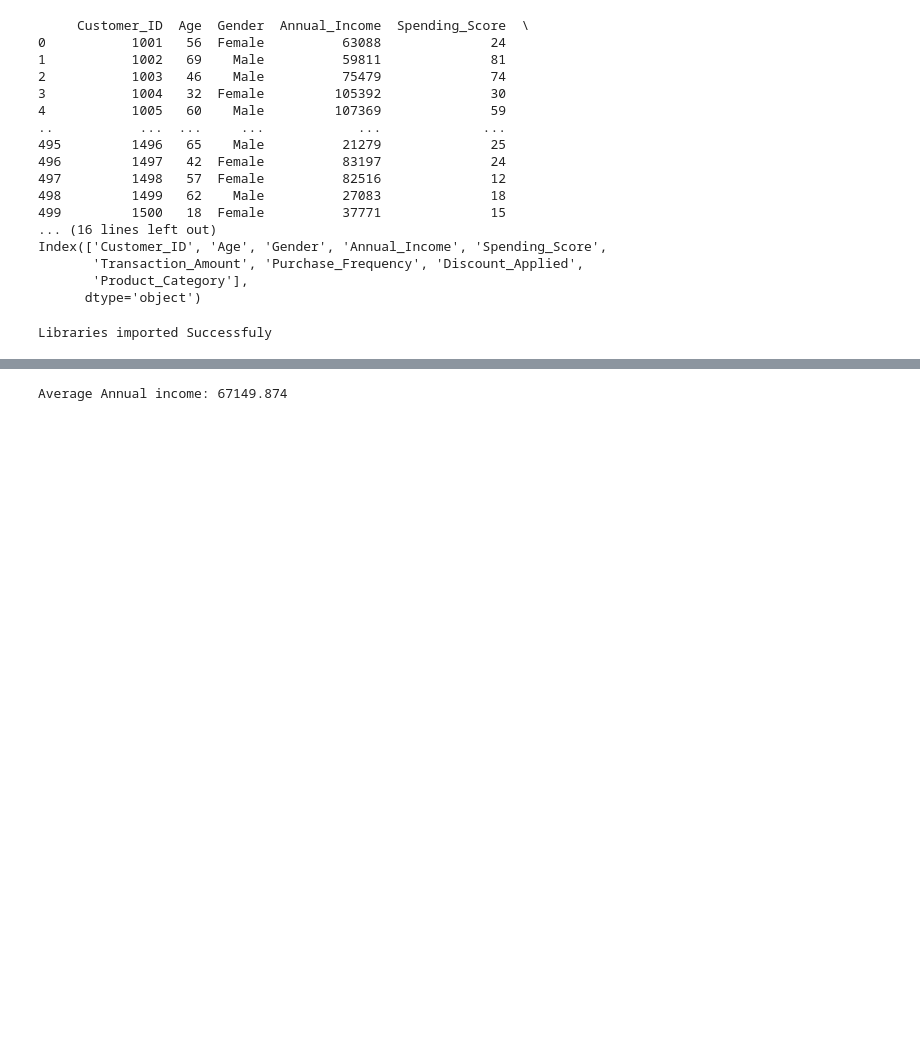
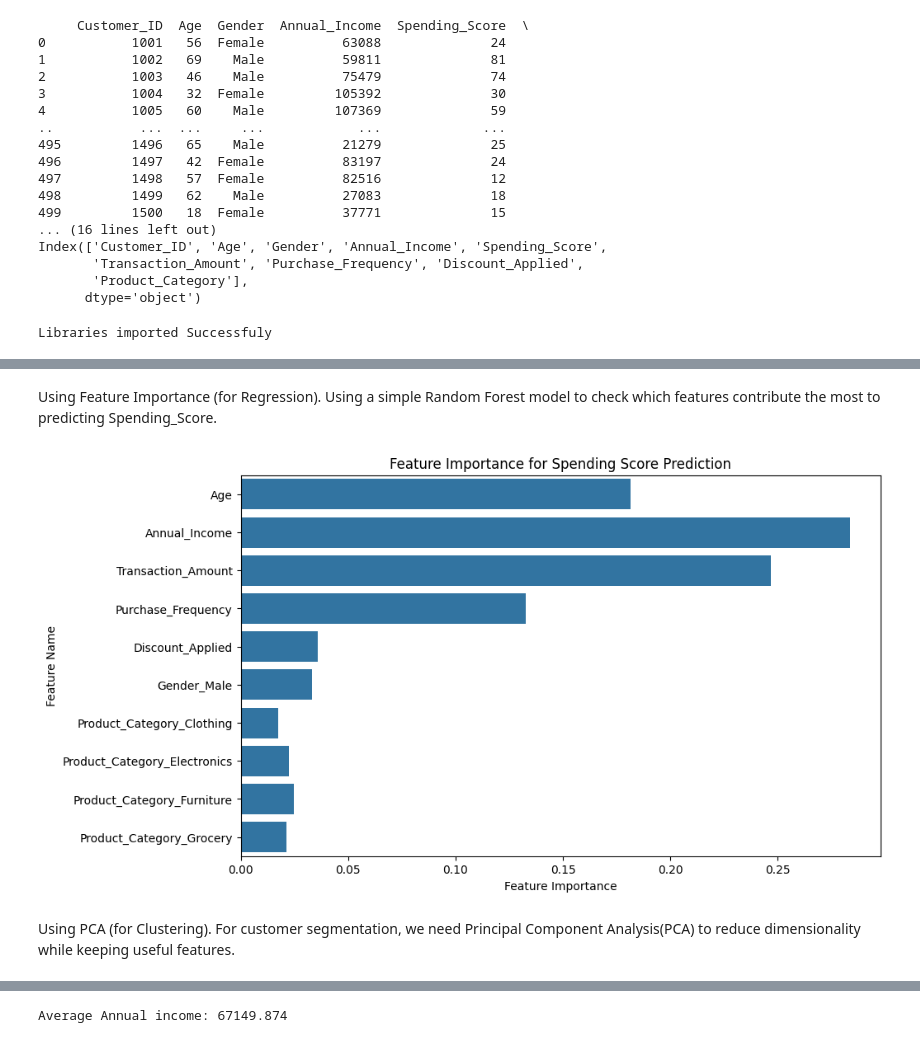
Before and after one commit to ann2018nyamu/Machine_Learning-Project, a Jupyter notebook: customer_analysis.ipynb, the cells around one changed output, grey strips where cells are left out. Cells and saved outputs as stored; diff of their text form; code cells hidden in the pictures; blank space fills up the shorter version.

```diff
--- a/customer_analysis.ipynb
+++ b/customer_analysis.ipynb
@@ -55,0 +289,30 @@ Libraries imported Successfuly
+# %% [markdown]
+Using Feature Importance (for Regression).
+Using a simple Random Forest model to check which features contribute the most to predicting Spending_Score.
+# %%
+from sklearn.ensemble import RandomForestRegressor
+
+x = df_encoded.drop(columns=['Spending_Score'])
+y = df_encoded['Spending_Score']
+
+model = RandomForestRegressor()
+model.fit(x,y)
+
+# Plot the feature importance
+importances = model.feature_importances_
+feature_names = x.columns
+
+plt.figure(figsize=(10,6))
+sns.barplot(x=importances, y=feature_names)
+plt.xlabel("Feature Importance")
+plt.ylabel("Feature Name")
+plt.title("Feature Importance for Spending Score Prediction")
+plt.show()
+
+
+# Output highlights the most important variables affecting Spending Score
+# %% [output]
+[figure, added]
+# %% [markdown]
+Using PCA (for Clustering).
+For customer segmentation, we need Principal Component Analysis(PCA) to reduce dimensionality while keeping useful features.
```
Also changed, not shown: parts of 25 cells of this notebook, 1 other file.
